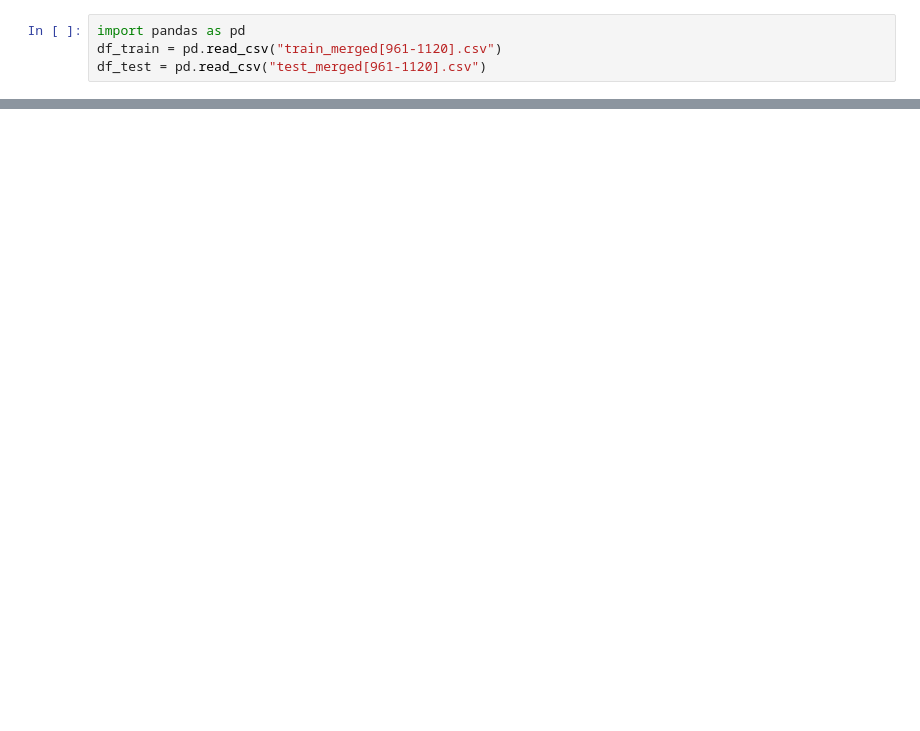
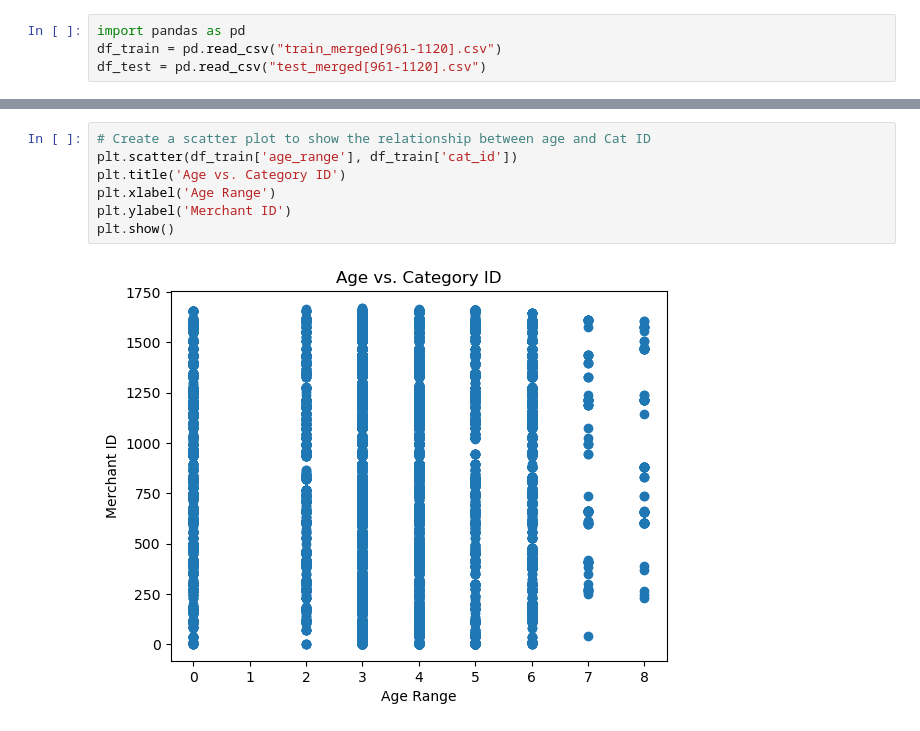
Before and after one commit to pratikjadhav2726/Group7-CECS550, a Jupyter notebook: EDA/EDA.ipynb, the cells around one changed output, grey strips where cells are left out. Saved outputs shown, nothing was run; the diff lists cells and outputs as text; blank space fills up the shorter version.

```diff
--- a/EDA/EDA.ipynb
+++ b/EDA/EDA.ipynb
@@ -27,0 +60,9 @@ df_train['age_range'].value_counts().plot(kind='barh')
+# %%
+# Create a scatter plot to show the relationship between age and Cat ID
+plt.scatter(df_train['age_range'], df_train['cat_id'])
+plt.title('Age vs. Category ID')
+plt.xlabel('Age Range')
+plt.ylabel('Merchant ID')
+plt.show()
+# %% [output]
+[figure, added]
```
Also changed, not shown: parts of 8 cells of this notebook, 1 other file.
